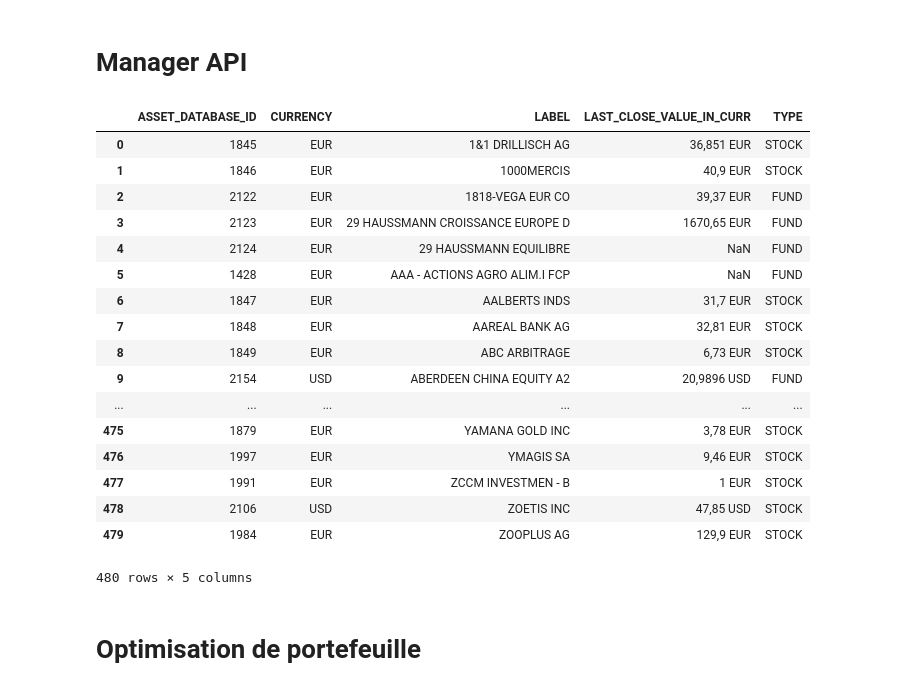
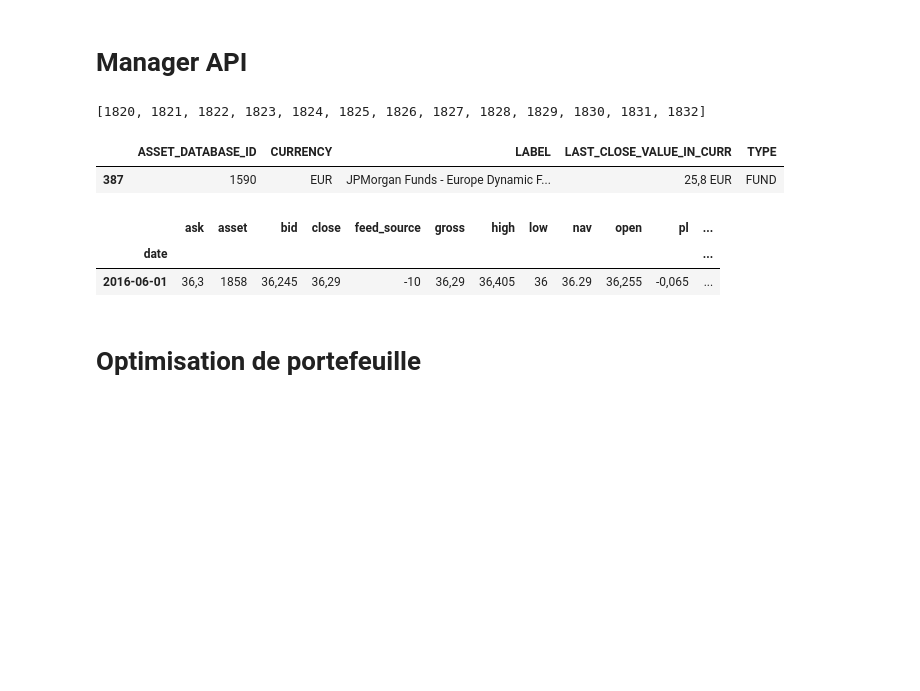
Before and after one commit to landEpita/Dolphin, a Jupyter notebook: Optimisation_Markowitz.ipynb, the cells around one changed output. Drawn from its saved outputs; the diff is of its cells as text; code cells hidden in the pictures; blank space fills up the shorter version.

```diff
--- a/Optimisation_Markowitz.ipynb
+++ b/Optimisation_Markowitz.ipynb
@@ -109,28 +109,26 @@ class RESTManager:
 
 
 req = RESTManager()
+# %%
+l = [i + 1820 for i in range(13)]
+l
+# %% [output]
+[1820, 1821, 1822, 1823, 1824, 1825, 1826, 1827, 1828, 1829, 1830, 1831, 1832]
 # %%
 df_asset = req.get_asset()
-df_asset
+df_asset.loc[df_asset["ASSET_DATABASE_ID"] == "1590"]
 # %% [output]
 |  | ASSET_DATABASE_ID | CURRENCY | LABEL | LAST_CLOSE_VALUE_IN_CURR | TYPE |
-| 0 | 1845 | EUR | 1&1 DRILLISCH AG | 36,851 EUR | STOCK |
-| 1 | 1846 | EUR | 1000MERCIS | 40,9 EUR | STOCK |
-| 2 | 2122 | EUR | 1818-VEGA EUR CO | 39,37 EUR | FUND |
-| 3 | 2123 | EUR | 29 HAUSSMANN CROISSANCE EUROPE D | 1670,65 EUR | FUND |
-| 4 | 2124 | EUR | 29 HAUSSMANN EQUILIBRE | NaN | FUND |
-| 5 | 1428 | EUR | AAA - ACTIONS AGRO ALIM.I FCP | NaN | FUND |
-| 6 | 1847 | EUR | AALBERTS INDS | 31,7 EUR | STOCK |
-| 7 | 1848 | EUR | AAREAL BANK AG | 32,81 EUR | STOCK |
-| 8 | 1849 | EUR | ABC ARBITRAGE | 6,73 EUR | STOCK |
-| 9 | 2154 | USD | ABERDEEN CHINA EQUITY A2 | 20,9896 USD | FUND |
-| ... | ... | ... | ... | ... | ... |
-| 475 | 1879 | EUR | YAMANA GOLD INC | 3,78 EUR | STOCK |
-| 476 | 1997 | EUR | YMAGIS SA | 9,46 EUR | STOCK |
-| 477 | 1991 | EUR | ZCCM INVESTMEN - B | 1 EUR | STOCK |
-| 478 | 2106 | USD | ZOETIS INC | 47,85 USD | STOCK |
-| 479 | 1984 | EUR | ZOOPLUS AG | 129,9 EUR | STOCK |
+| 387 | 1590 | EUR | JPMorgan Funds - Europe Dynamic F... | 25,8 EUR | FUND |
-480 rows × 5 columns
+# %%
+test = req.get_asset_id_quote("1858")
+time2 = dt.datetime.strptime('2016-06-01', '%Y-%m-%d')
+sdf2 = (test.index == time2)
+test.loc[sdf2]
+# %% [output]
+|  | ask | asset | bid | close | feed_source | gross | high | low | nav | open | pl | ... |
+| date |  |  |  |  |  |  |  |  |  |  |  | ... |
+| 2016-06-01 | 36,3 | 1858 | 36,245 | 36,29 | -10 | 36,29 | 36,405 | 36 | 36.29 | 36,255 | -0,065 | ... |
 # %% [markdown]
 # Optimisation de portefeuille
 # %%
```
Also changed, not shown: parts of 32 cells of this notebook.
